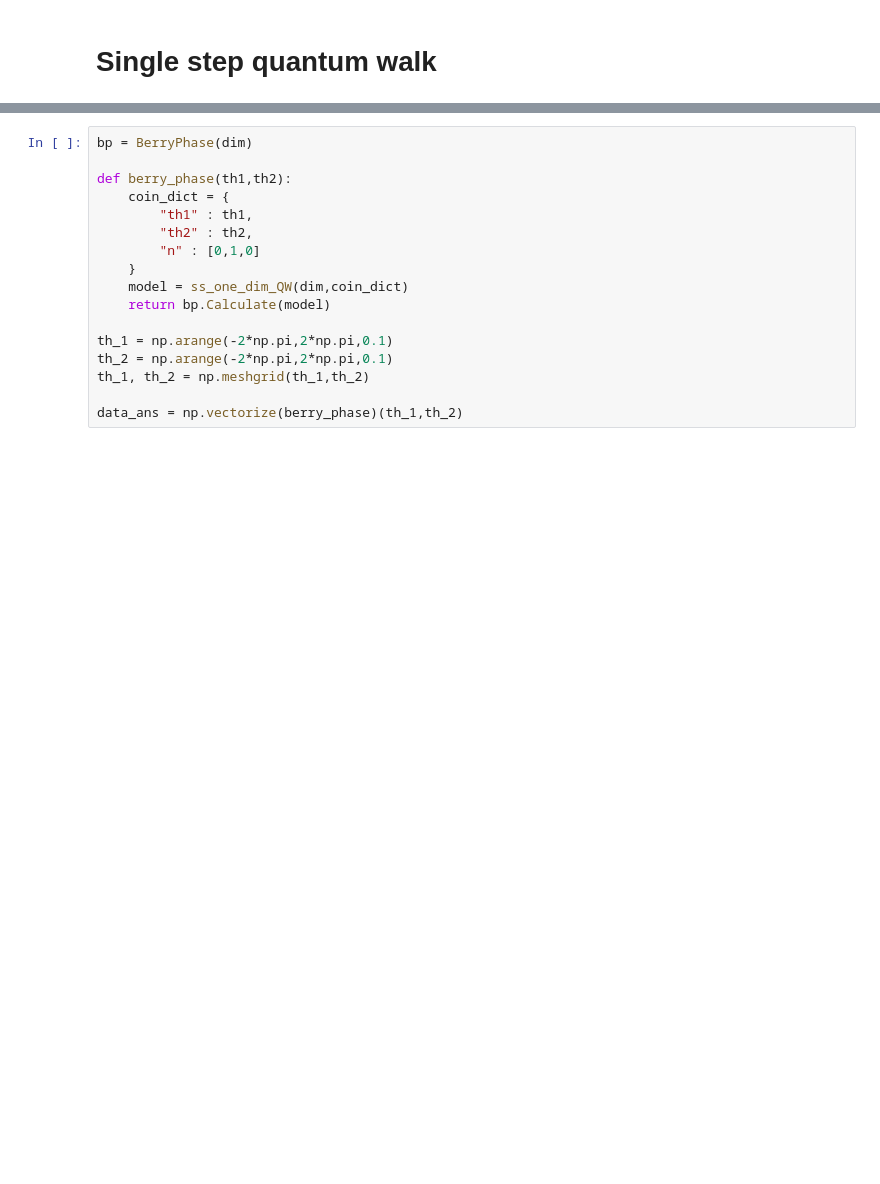
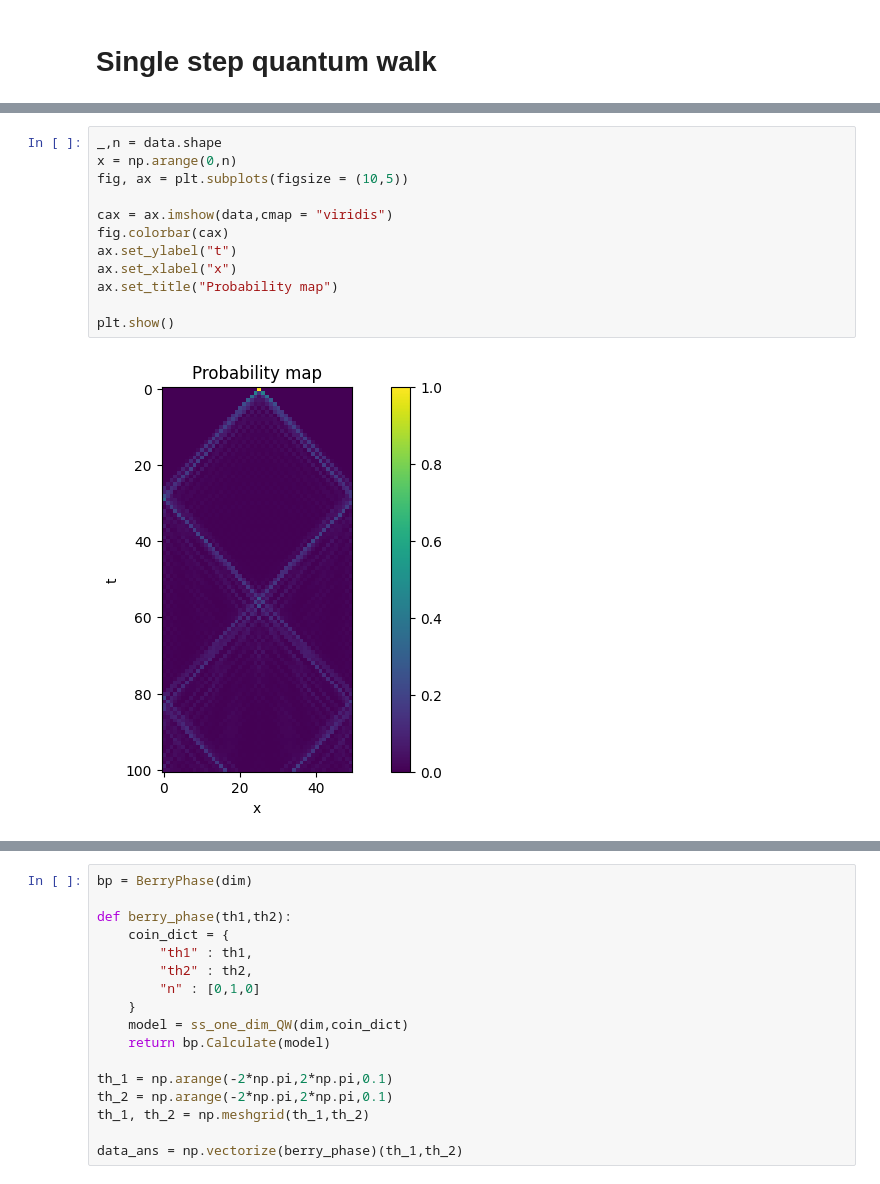
Before and after one commit to JedrekSt/NonHermitianQW, a Jupyter notebook: demo_/demonstration.ipynb, the cells around one changed output, grey strips where cells are left out. Cells and saved outputs as stored; diff of their text form; blank space fills up the shorter version.

```diff
--- a/demo_/demonstration.ipynb
+++ b/demo_/demonstration.ipynb
@@ -79,0 +166,14 @@ plt.show()
+# %%
+_,n = data.shape
+x = np.arange(0,n)
+fig, ax = plt.subplots(figsize = (10,5))
+
+cax = ax.imshow(data,cmap = "viridis")
+fig.colorbar(cax)
+ax.set_ylabel("t")
+ax.set_xlabel("x")
+ax.set_title("Probability map")
+
+plt.show()
+# %% [output]
+[figure, added]
```
Also changed, not shown: parts of 27 cells of this notebook, 2 other files.
